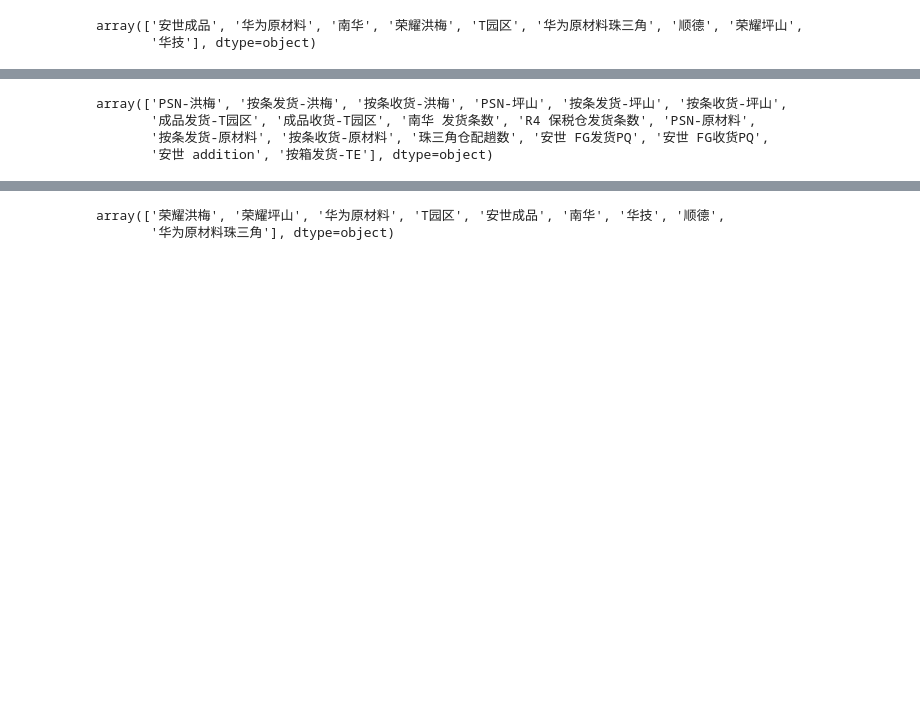
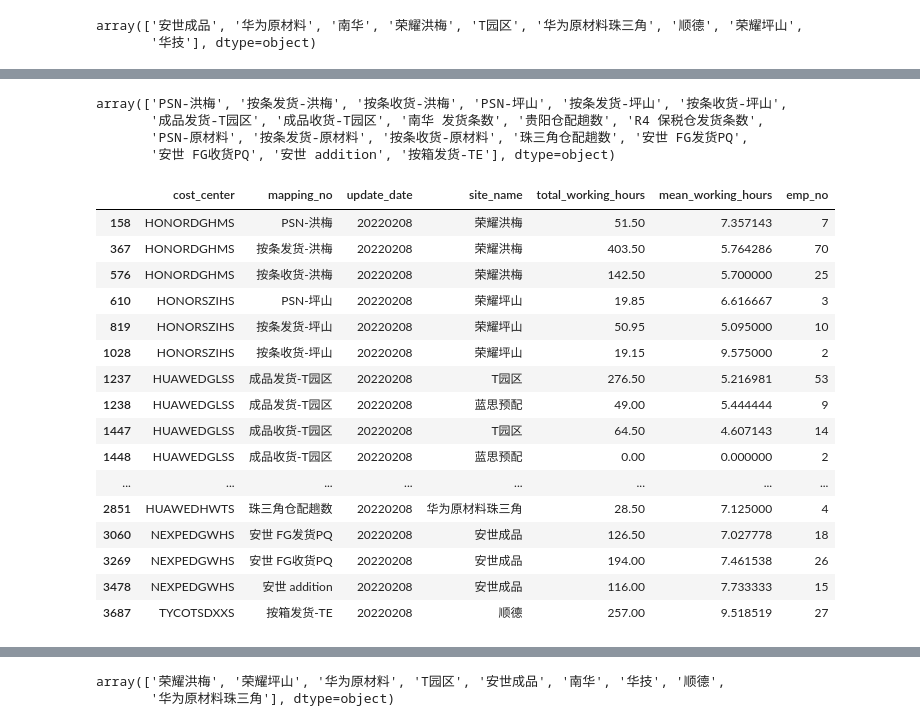
Before and after one commit to fyenne/play11_huawei, a Jupyter notebook: script/huawei.ipynb, the cells around one changed output, grey strips where cells are left out. Saved outputs shown, nothing was run; the diff lists cells and outputs as text; code cells hidden in the pictures; blank space fills up the shorter version.

```diff
--- a/script/huawei.ipynb
+++ b/script/huawei.ipynb
@@ -413,7 +461,7 @@ df2['site_name'] = df2['site_name'].str.replace('洪梅', '荣耀洪梅')
 df2['site_name'] = df2['site_name'].str.replace('坪山', '荣耀坪山')
 df2['mapping_no'] = df2['mapping_no'].str.replace('TE.+', 'TE')
 df2['mapping_no'] = df2['mapping_no'].str.replace('安世 FCS发货箱数', '安世 addition')
-
+df2.loc[(df2['site_name'] == '南华') & (df2['cost_center'] == 'HUAWEDHW1S'), 'site_name'] = '华技'
 # df2['mapping_no'] = df2['mapping_no'].str.replace('安世.+发货.+', '安世发货')
 
 df3 = df2.groupby(['cost_center', 'mapping_no','update_date', 'site_name']).agg(
@@ -424,7 +472,7 @@ df3 = df3.reset_index()
 df3.columns = ['cost_center', 'mapping_no', 'update_date', 'site_name','total_working_hours',
        'mean_working_hours', 'emp_no']
 df3['mapping_no'] = df3['mapping_no'].str.replace('——', '-')
-df3 = df3[df3['update_date'].apply(lambda x: len(x)) == 8]
+df3 = df3[df3['update_date'].astype(str).apply(lambda x: len(x)) == 8]
 
 types = ['(PS)', '(.+收货)', '(.+发货)', '(.+趟)', '(.+addition)']
 transla = ['PSN', 'received', 'sent', 'transport_times', 'addition']
@@ -438,6 +486,6 @@ dicts = dict(zip(types, transla))
 df3['mapping_no'].unique()
 # %% [output]
 array(['PSN-洪梅', '按条发货-洪梅', '按条收货-洪梅', 'PSN-坪山', '按条发货-坪山', '按条收货-坪山',
-       '成品发货-T园区', '成品收货-T园区', '南华 发货条数', 'R4 保税仓发货条数', 'PSN-原材料',
-       '按条发货-原材料', '按条收货-原材料', '珠三角仓配趟数', '安世 FG发货PQ', '安世 FG收货PQ',
-       '安世 addition', '按箱发货-TE'], dtype=object)
+       '成品发货-T园区', '成品收货-T园区', '南华 发货条数', '贵阳仓配趟数', 'R4 保税仓发货条数',
+       'PSN-原材料', '按条发货-原材料', '按条收货-原材料', '珠三角仓配趟数', '安世 FG发货PQ',
+       '安世 FG收货PQ', '安世 addition', '按箱发货-TE'], dtype=object)
@@ -445,0 +492,21 @@ array(['PSN-洪梅', '按条发货-洪梅', '按条收货-洪梅', 'PSN-坪山',
+# %%
+df3.query("update_date  == 20220208")
+# df3
+# %% [output]
+|  | cost_center | mapping_no | update_date | site_name | total_working_hours | mean_working_hours | emp_no |
+| 158 | HONORDGHMS | PSN-洪梅 | 20220208 | 荣耀洪梅 | 51.50 | 7.357143 | 7 |
+| 367 | HONORDGHMS | 按条发货-洪梅 | 20220208 | 荣耀洪梅 | 403.50 | 5.764286 | 70 |
+| 576 | HONORDGHMS | 按条收货-洪梅 | 20220208 | 荣耀洪梅 | 142.50 | 5.700000 | 25 |
+| 610 | HONORSZIHS | PSN-坪山 | 20220208 | 荣耀坪山 | 19.85 | 6.616667 | 3 |
+| 819 | HONORSZIHS | 按条发货-坪山 | 20220208 | 荣耀坪山 | 50.95 | 5.095000 | 10 |
+| 1028 | HONORSZIHS | 按条收货-坪山 | 20220208 | 荣耀坪山 | 19.15 | 9.575000 | 2 |
+| 1237 | HUAWEDGLSS | 成品发货-T园区 | 20220208 | T园区 | 276.50 | 5.216981 | 53 |
+| 1238 | HUAWEDGLSS | 成品发货-T园区 | 20220208 | 蓝思预配 | 49.00 | 5.444444 | 9 |
+| 1447 | HUAWEDGLSS | 成品收货-T园区 | 20220208 | T园区 | 64.50 | 4.607143 | 14 |
+| 1448 | HUAWEDGLSS | 成品收货-T园区 | 20220208 | 蓝思预配 | 0.00 | 0.000000 | 2 |
+| ... | ... | ... | ... | ... | ... | ... | ... |
+| 2851 | HUAWEDHWTS | 珠三角仓配趟数 | 20220208 | 华为原材料珠三角 | 28.50 | 7.125000 | 4 |
+| 3060 | NEXPEDGWHS | 安世 FG发货PQ | 20220208 | 安世成品 | 126.50 | 7.027778 | 18 |
+| 3269 | NEXPEDGWHS | 安世 FG收货PQ | 20220208 | 安世成品 | 194.00 | 7.461538 | 26 |
+| 3478 | NEXPEDGWHS | 安世 addition | 20220208 | 安世成品 | 116.00 | 7.733333 | 15 |
+| 3687 | TYCOTSDXXS | 按箱发货-TE | 20220208 | 顺德 | 257.00 | 9.518519 | 27 |
```
Also changed, not shown: parts of 17 cells of this notebook, 2 other files.
